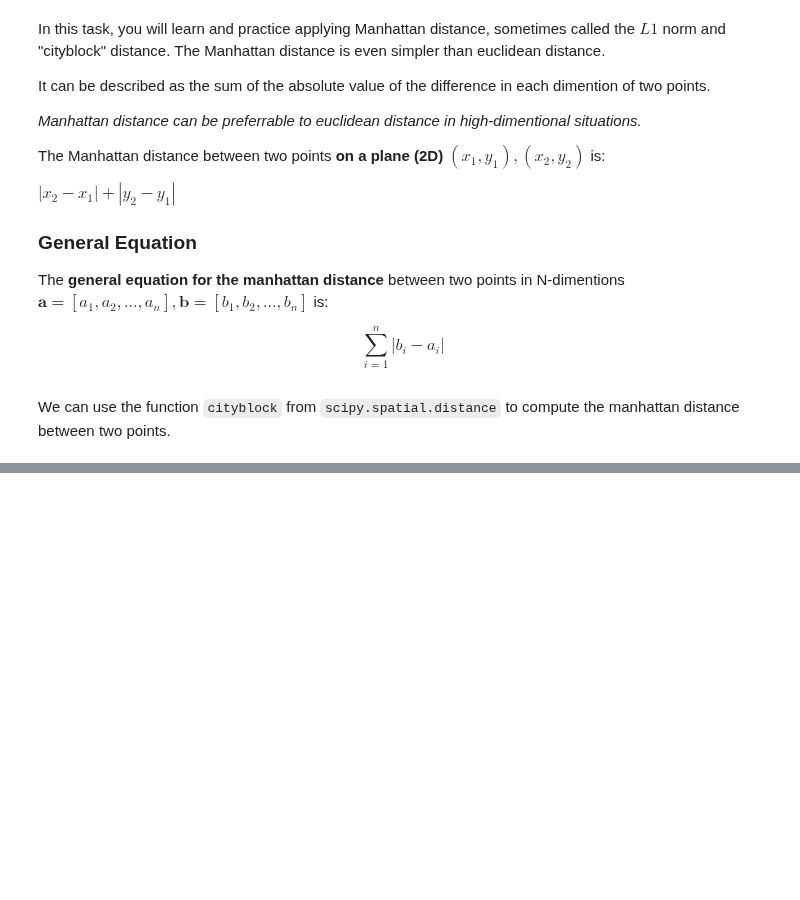
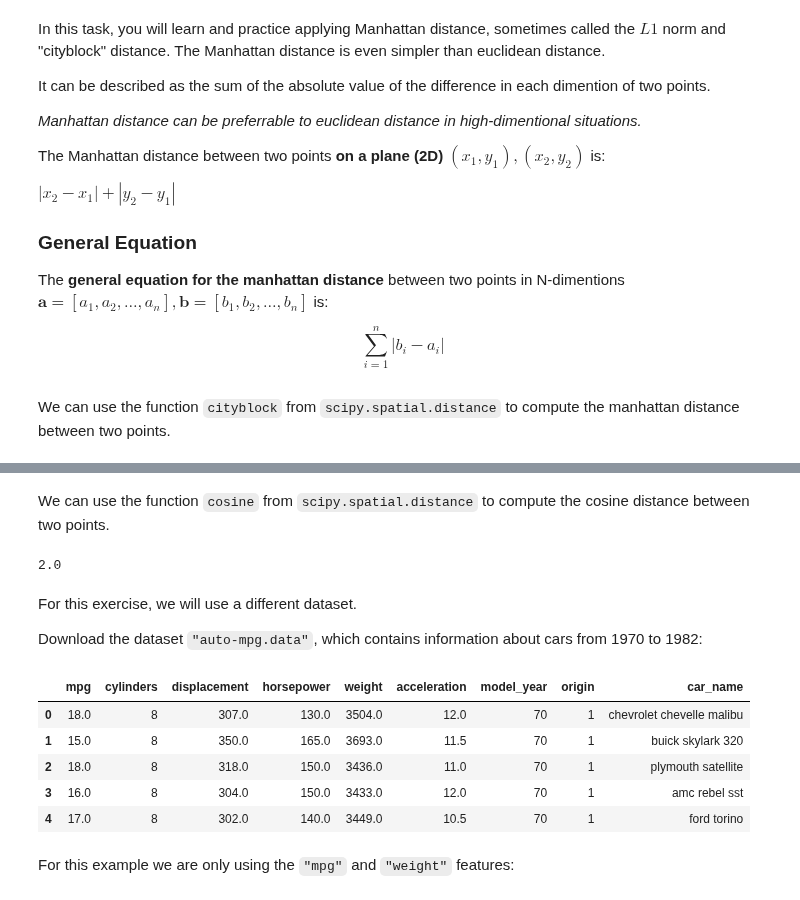
Before and after one commit to Mark-Barbaric/IBM_Machine_Learning_Certificate, a Jupyter notebook: Unsupervised_Machine_Learning/week2/distance_metrics_lab.ipynb, the cells around one changed output, grey strips where cells are left out. Saved outputs shown, nothing was run; the diff lists cells and outputs as text; code cells hidden in the pictures; blank space fills up the shorter version.

```diff
--- a/Unsupervised_Machine_Learning/week2/distance_metrics_lab.ipynb
+++ b/Unsupervised_Machine_Learning/week2/distance_metrics_lab.ipynb
@@ -325,0 +389,25 @@ We can use the function `cityblock` from `scipy.spatial.distance` to compute the
+# %% [markdown]
+We can use the function `cosine` from `scipy.spatial.distance` to compute the cosine distance between two points.
+# %%
+cosine([1, 1], [-1, -1])
+# %% [output]
+2.0
+# %% [markdown]
+For this exercise, we will use a different dataset.
+
+Download the dataset `"auto-mpg.data"`, which contains information about cars from 1970 to 1982:
+# %%
+df = pd.read_csv(
+    'https://cf-courses-data.s3.us.cloud-object-storage.appdomain.cloud/IBM-ML0187EN-SkillsNetwork/labs/module%202/auto-mpg.data',
+    header=None, delim_whitespace=True,
+    names=['mpg', 'cylinders', 'displacement', 'horsepower', 'weight', 'acceleration', 'model_year', 'origin', 'car_name'])
+df.head()
+# %% [output]
+|  | mpg | cylinders | displacement | horsepower | weight | acceleration | model_year | origin | car_name |
+| 0 | 18.0 | 8 | 307.0 | 130.0 | 3504.0 | 12.0 | 70 | 1 | chevrolet chevelle malibu |
+| 1 | 15.0 | 8 | 350.0 | 165.0 | 3693.0 | 11.5 | 70 | 1 | buick skylark 320 |
+| 2 | 18.0 | 8 | 318.0 | 150.0 | 3436.0 | 11.0 | 70 | 1 | plymouth satellite |
+| 3 | 16.0 | 8 | 304.0 | 150.0 | 3433.0 | 12.0 | 70 | 1 | amc rebel sst |
+| 4 | 17.0 | 8 | 302.0 | 140.0 | 3449.0 | 10.5 | 70 | 1 | ford torino |
+# %% [markdown]
+For this example we are only using the `"mpg"` and `"weight"` features:
```
Also changed, not shown: parts of 22 cells of this notebook.
